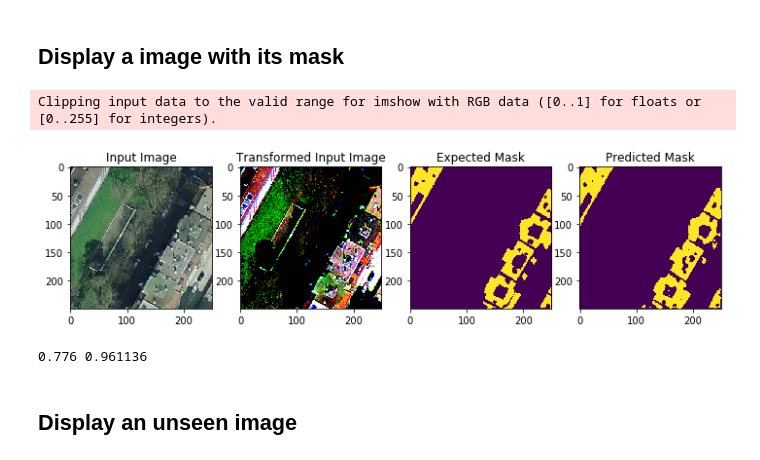
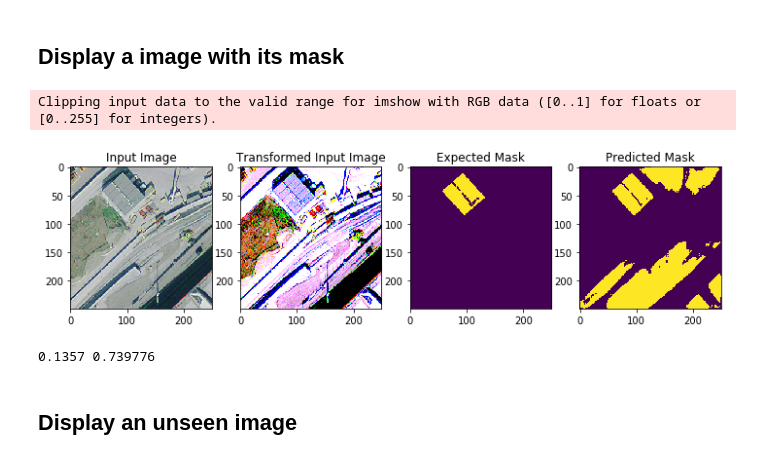
Before and after one commit to riccardocadei/photovoltaic-detection, a Jupyter notebook: main.ipynb, the cells around one changed output. Saved outputs shown, nothing was run; the diff lists cells and outputs as text; code cells hidden in the pictures.

```diff
--- a/main.ipynb
+++ b/main.ipynb
@@ -163,36 +189,36 @@ torch.save(best_model.state_dict(), 'model/best_model06122020.pt')
 # %%
 model.eval()
 fig = plt.figure()
 fig.set_size_inches(12, 7, forward=True)
 
 ax1 = fig.add_subplot(1,4,1)
 ax1.title.set_text('Input Image')
 ax2 = fig.add_subplot(1,4,2)
 ax2.title.set_text('Transformed Input Image')
 ax3 = fig.add_subplot(1,4,3)
 ax3.title.set_text('Expected Mask')
 ax4 = fig.add_subplot(1,4,4)
 ax4.title.set_text('Predicted Mask')
-
+acc = 0
 index_random_sample = int(np.random.random()*len(val_loader.dataset))
 (x,y,z) = val_loader.dataset.__getitem__(index_random_sample,show_og=True)
 ax1.imshow(z)
 
 ax2.imshow(np.transpose(x.numpy(),(1,2,0)))
 
 ax3.imshow(y)
 
 ypred = torch.squeeze(model.predict(torch.unsqueeze(x,0).cuda())).cpu().detach().numpy()
 
 ax4.imshow(np.around((ypred)))
 np.around(iou(np.around(ypred),y.numpy()),4),accuracy(np.around(ypred),y.numpy())
 acc = np.around(iou(np.around(ypred),y.numpy()),4)
 plt.show()
 print(acc,accuracy(np.around(ypred),y.numpy()))
 # %% [output]
 Clipping input data to the valid range for imshow with RGB data ([0..1] for floats or [0..255] for integers).
-[figure, old version]
+[figure, new version]
-0.776 0.961136
+0.1357 0.739776
 # %% [markdown]
 ## Display an unseen image
 # %%
```
Also changed, not shown: parts of 12 cells of this notebook, 47 other files.
